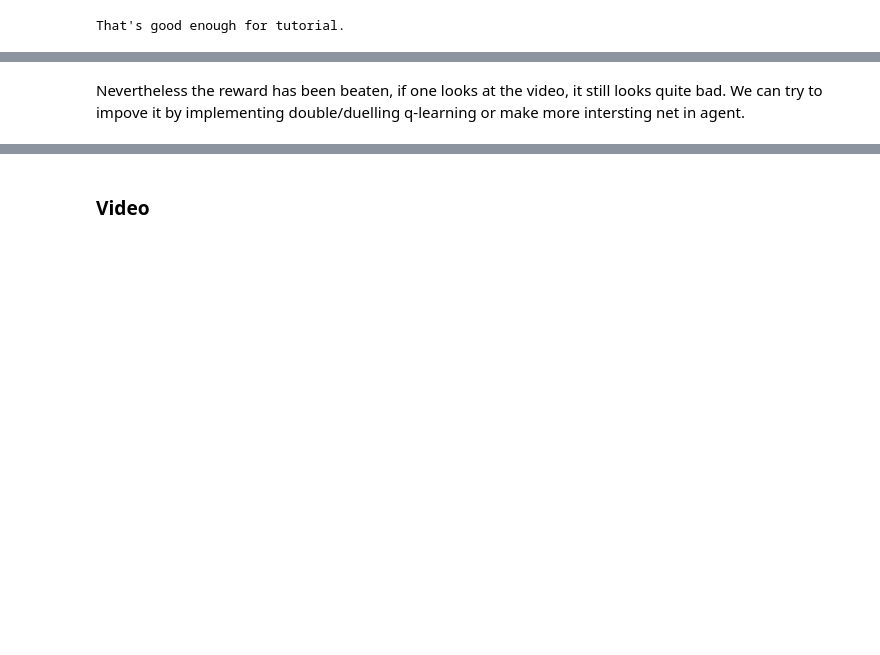
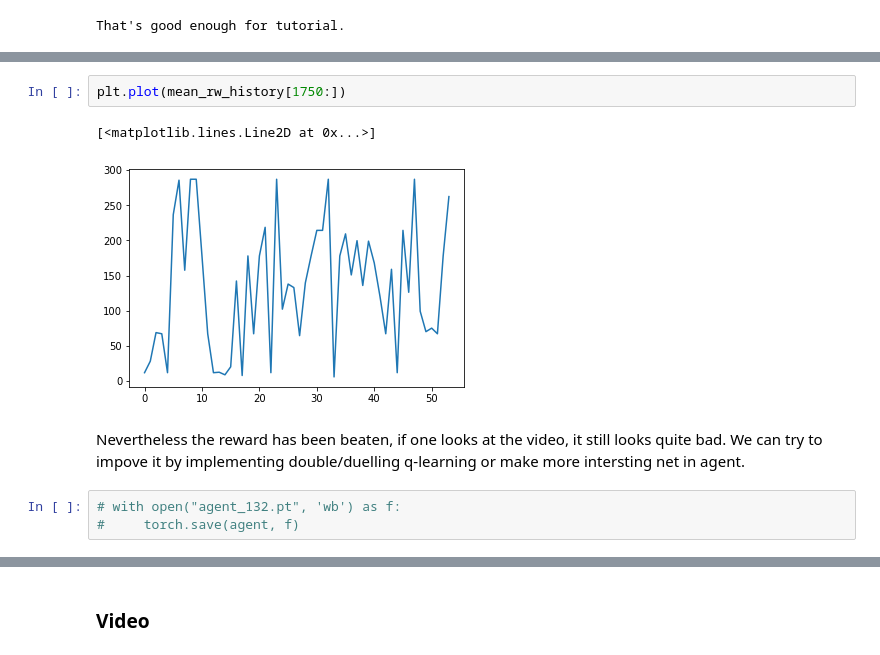
Before and after one commit to shir994/Practical_RL, a Jupyter notebook: week4_approx_rl/homework_pytorch.ipynb, the cells around one changed output, grey strips where cells are left out. Saved outputs shown, nothing was run; the diff lists cells and outputs as text; blank space fills up the shorter version.

```diff
--- a/week4_approx_rl/homework_pytorch.ipynb
+++ b/week4_approx_rl/homework_pytorch.ipynb
@@ -491,5 +504,13 @@ np.mean(mean_rw_history[-10:])
+# %%
+plt.plot(mean_rw_history[1750:])
+# %% [output]
+[<matplotlib.lines.Line2D at 0x...>]
+[figure, added]
 # %% [markdown]
 Nevertheless the reward has been beaten, if one looks at the video, it still looks quite bad. We can try to impove it by implementing double/duelling q-learning or make more intersting net in agent.
+# %%
+# with open("agent_132.pt", 'wb') as f:
+#     torch.save(agent, f)
 # %% [markdown]
 __ How to interpret plots: __
 
```
Also changed, not shown: parts of 8 cells of this notebook.
